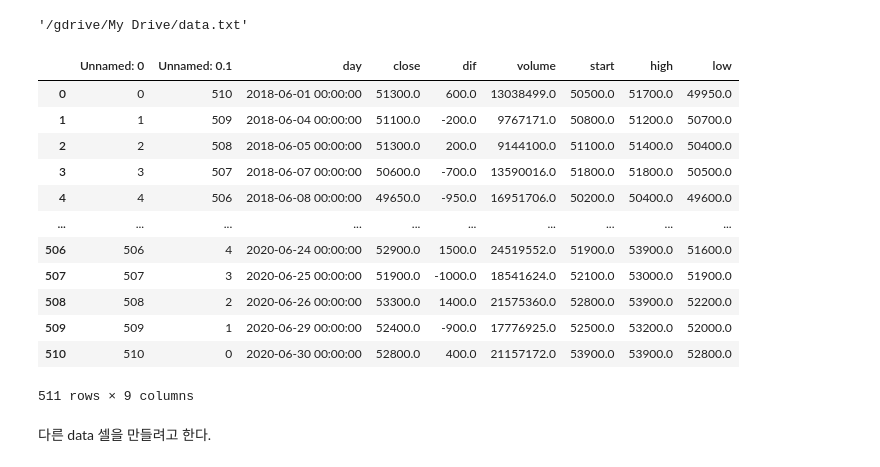
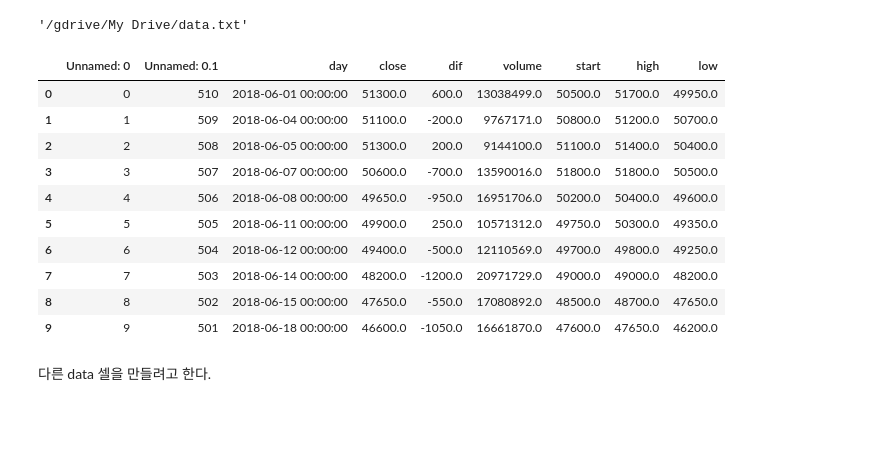
Before and after one commit to sjbaek12/sjbaek12.github.io, a Jupyter notebook: 주가예측_LSTM.ipynb, the cells around one changed output. Cells and saved outputs as stored; diff of their text form; code cells hidden in the pictures; blank space fills up the shorter version.

```diff
--- a/주가예측_LSTM.ipynb
+++ b/주가예측_LSTM.ipynb
@@ -368,21 +367,19 @@ import pandas as pd
 # %%
 data = pd.read_csv('/gdrive/My Drive/data.txt')
 # %%
-data
+data.head(10)
 # %% [output]
 |  | Unnamed: 0 | Unnamed: 0.1 | day | close | dif | volume | start | high | low |
 | 0 | 0 | 510 | 2018-06-01 00:00:00 | 51300.0 | 600.0 | 13038499.0 | 50500.0 | 51700.0 | 49950.0 |
 | 1 | 1 | 509 | 2018-06-04 00:00:00 | 51100.0 | -200.0 | 9767171.0 | 50800.0 | 51200.0 | 50700.0 |
 | 2 | 2 | 508 | 2018-06-05 00:00:00 | 51300.0 | 200.0 | 9144100.0 | 51100.0 | 51400.0 | 50400.0 |
 | 3 | 3 | 507 | 2018-06-07 00:00:00 | 50600.0 | -700.0 | 13590016.0 | 51800.0 | 51800.0 | 50500.0 |
 | 4 | 4 | 506 | 2018-06-08 00:00:00 | 49650.0 | -950.0 | 16951706.0 | 50200.0 | 50400.0 | 49600.0 |
-| ... | ... | ... | ... | ... | ... | ... | ... | ... | ... |
-| 506 | 506 | 4 | 2020-06-24 00:00:00 | 52900.0 | 1500.0 | 24519552.0 | 51900.0 | 53900.0 | 51600.0 |
-| 507 | 507 | 3 | 2020-06-25 00:00:00 | 51900.0 | -1000.0 | 18541624.0 | 52100.0 | 53000.0 | 51900.0 |
-| 508 | 508 | 2 | 2020-06-26 00:00:00 | 53300.0 | 1400.0 | 21575360.0 | 52800.0 | 53900.0 | 52200.0 |
-| 509 | 509 | 1 | 2020-06-29 00:00:00 | 52400.0 | -900.0 | 17776925.0 | 52500.0 | 53200.0 | 52000.0 |
-| 510 | 510 | 0 | 2020-06-30 00:00:00 | 52800.0 | 400.0 | 21157172.0 | 53900.0 | 53900.0 | 52800.0 |
+| 5 | 5 | 505 | 2018-06-11 00:00:00 | 49900.0 | 250.0 | 10571312.0 | 49750.0 | 50300.0 | 49350.0 |
+| 6 | 6 | 504 | 2018-06-12 00:00:00 | 49400.0 | -500.0 | 12110569.0 | 49700.0 | 49800.0 | 49250.0 |
+| 7 | 7 | 503 | 2018-06-14 00:00:00 | 48200.0 | -1200.0 | 20971729.0 | 49000.0 | 49000.0 | 48200.0 |
+| 8 | 8 | 502 | 2018-06-15 00:00:00 | 47650.0 | -550.0 | 17080892.0 | 48500.0 | 48700.0 | 47650.0 |
+| 9 | 9 | 501 | 2018-06-18 00:00:00 | 46600.0 | -1050.0 | 16661870.0 | 47600.0 | 47650.0 | 46200.0 |
-511 rows × 9 columns
 # %% [markdown]
 다른 data 셀을 만들려고 한다.
 # %%
```
Also changed, not shown: parts of 14 cells of this notebook.
